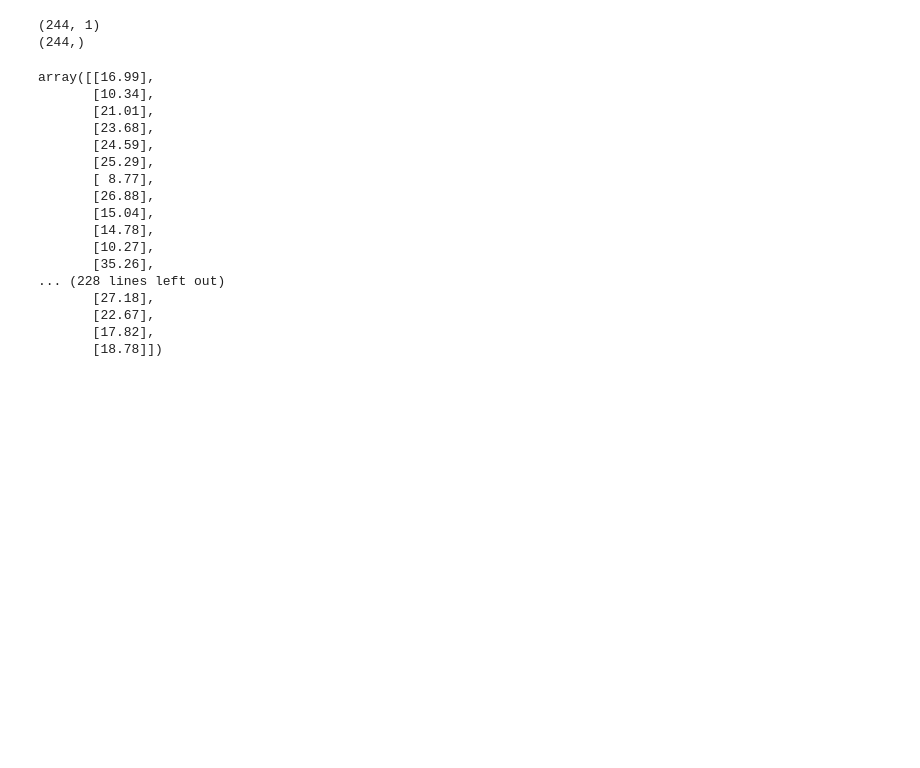
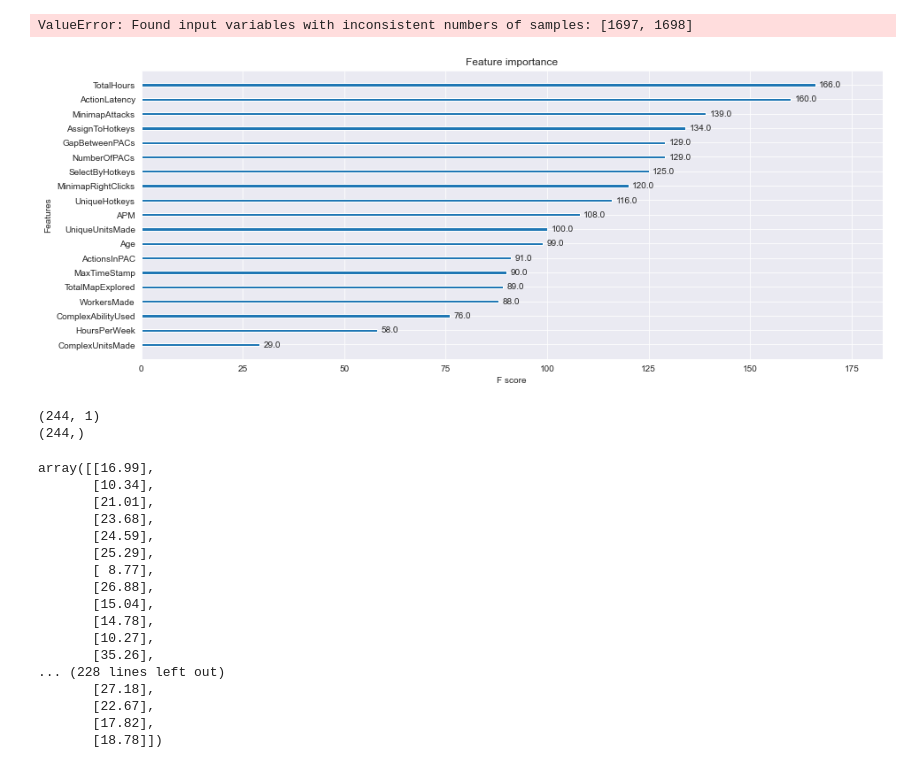
Before and after one commit to sugarl-sudo/data_final, a Jupyter notebook: src/xgboost.ipynb, the cells around one changed output. Cells and saved outputs as stored; diff of their text form; code cells hidden in the pictures; blank space fills up the shorter version.

```diff
--- a/src/xgboost.ipynb
+++ b/src/xgboost.ipynb
@@ -5,10 +5,11 @@ import pandas as pd
 train_data = pd.read_csv("../data/train.tsv", delimiter='\t')
 test_data = pd.read_csv("../data/test.tsv", delimiter='\t')
 # %%
-train_x, train_y = train_data.iloc[:, 3:21], train_data["LeagueIndex"]-1
-test_x = test_data.iloc[:, 2:20]
+train_x, train_y = train_data.iloc[:, 3:22], train_data["LeagueIndex"]-1
+test_x = test_data.iloc[:, 2:21]
 # %%
-dtrain = xgb.DMatrix(train_x, label=train_y)test_x = test_data.iloc[:, 2:20]
+dtrain = xgb.DMatrix(train_x, label=train_y)
+test_x = test_data.iloc[:, 2:21]
 dtest = xgb.DMatrix(test_x)
 # %%
 param = {'objective': 'multi:softmax', 'num_class': 8, 'eval_metric': 'mlogloss'}
@@ -21,6 +22,16 @@ from sklearn.metrics import accuracy_score
 
 score = accuracy_score(train_y, pred)
 print('score:{0:.4f}'.format(score))
+# %% [output]
+ValueError: Found input variables with inconsistent numbers of samples: [1697, 1698]
+# %%
+import matplotlib.pyplot as plt
+#可視化
+plt.rcParams["figure.figsize"] = (15, 6)
+xgb.plot_importance(bst)
+plt.show()
+# %% [output]
+[figure, added]
 # %%
 import csv
 
```
Also changed, not shown: 6 other files.
